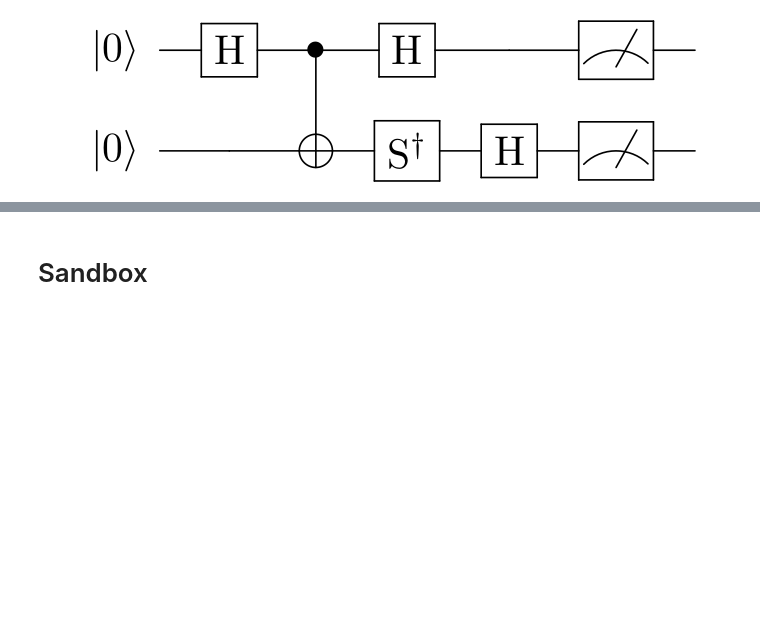
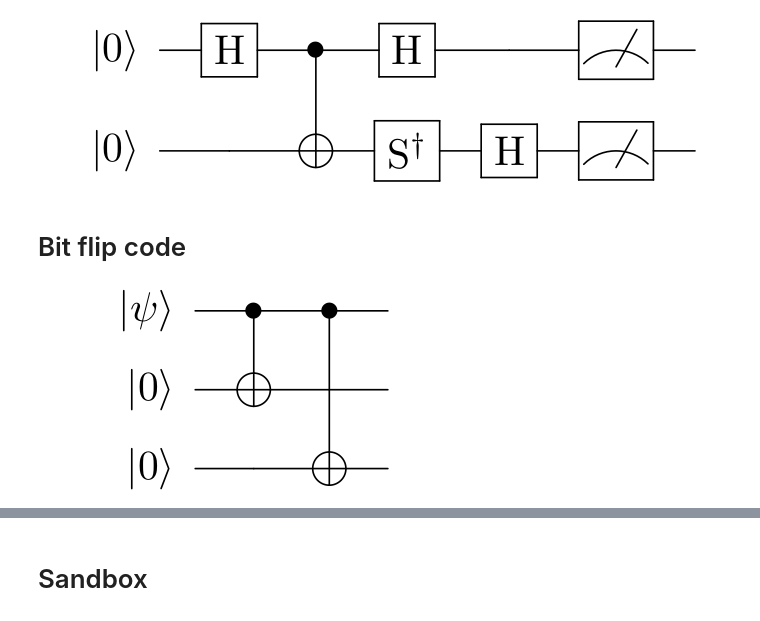
Before and after one commit to gadial/blog, a Jupyter notebook: Notebooks/Quantum Circuits.ipynb, the cells around one changed output, grey strips where cells are left out. Cells and saved outputs as stored; diff of their text form; code cells hidden in the pictures; blank space fills up the shorter version.

```diff
--- a/Notebooks/Quantum Circuits.ipynb
+++ b/Notebooks/Quantum Circuits.ipynb
@@ -286,3 +312,27 @@ latex = r"""\documentclass[border=2px]{standalone}
 draw(latex)
 # %% [output]
 [figure]
+# %% [markdown]
+# Bit flip code
+# %%
+latex = r"""\documentclass[border=2px]{standalone}
+
+\usepackage[braket, qm]{qcircuit}
+\usepackage{graphicx}
+
+\begin{document}
+\scalebox{2.0}{
+    \Qcircuit @C=1em @R=1em {
+    \nghost{\ket{\psi}} & \lstick{\ket{\psi}} & \ctrl{1} & \ctrl{2} & \qw \\
+    \nghost{\ket{0}} & \lstick{\ket{0}} & \targ & \qw & \qw\\
+    \nghost{\ket{0}} & \lstick{\ket{0}} & \qw & \targ & \qw\\
+}
+}
+
+
+\end{document}"""
+
+
+draw(latex)
+# %% [output]
+[figure, added]
```
Also changed, not shown: parts of 29 cells of this notebook, 11 other files.
